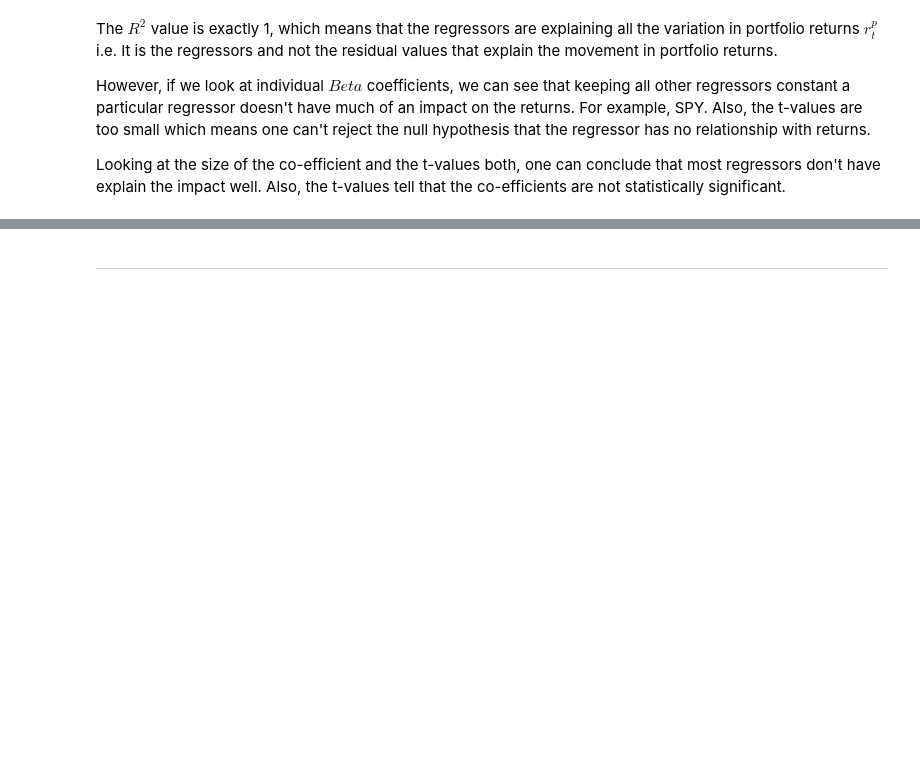
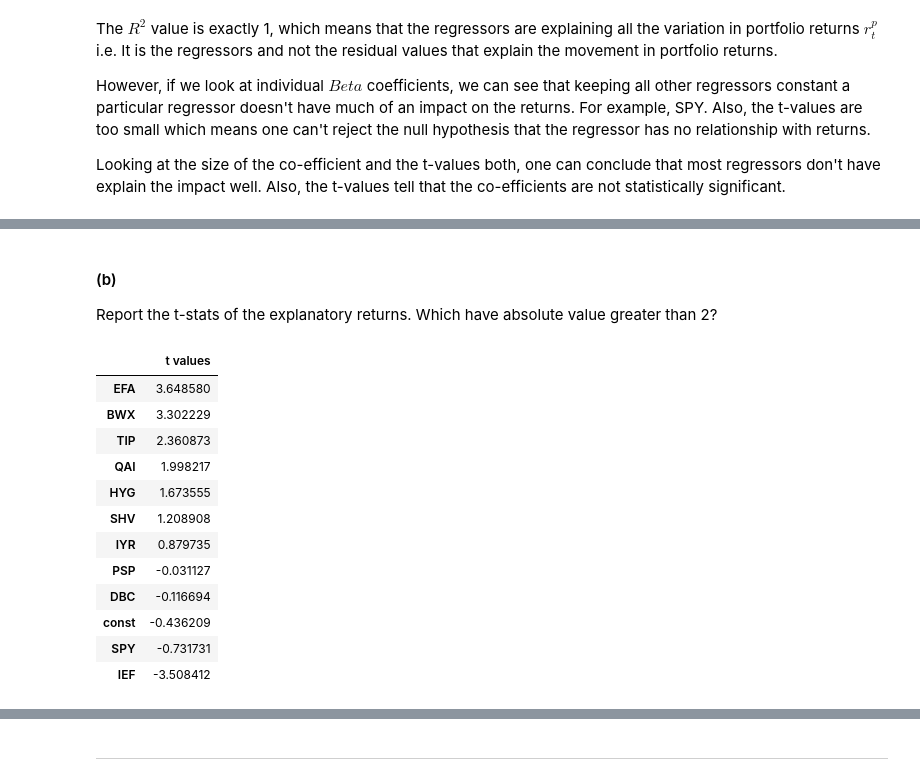
Before and after one commit to kaleembukhari90/finm-data-analysis-2023, a Jupyter notebook: homework/Homework 1 - Using OLS.ipynb, the cells around one changed output, grey strips where cells are left out. Saved outputs shown, nothing was run; the diff lists cells and outputs as text; code cells hidden in the pictures; blank space fills up the shorter version.

```diff
--- a/homework/Homework 1 - Using OLS.ipynb
+++ b/homework/Homework 1 - Using OLS.ipynb
@@ -300,0 +334,23 @@ How does this compare to the r-squared from the regression above based on in-sam
+# %% [markdown]
+#### (b)
+Report the t-stats of the explanatory returns. Which have absolute value greater than 2?
+# %%
+(
+display(eem_reg_model.tvalues.to_frame()
+       .rename(columns = {0:"t values"})
+       .sort_values("t values", ascending = False))
+)
+# %% [output]
+|  | t values |
+| EFA | 3.648580 |
+| BWX | 3.302229 |
+| TIP | 2.360873 |
+| QAI | 1.998217 |
+| HYG | 1.673555 |
+| SHV | 1.208908 |
+| IYR | 0.879735 |
+| PSP | -0.031127 |
+| DBC | -0.116694 |
+| const | -0.436209 |
+| SPY | -0.731731 |
+| IEF | -3.508412 |
```
Also changed, not shown: parts of 13 cells of this notebook.
